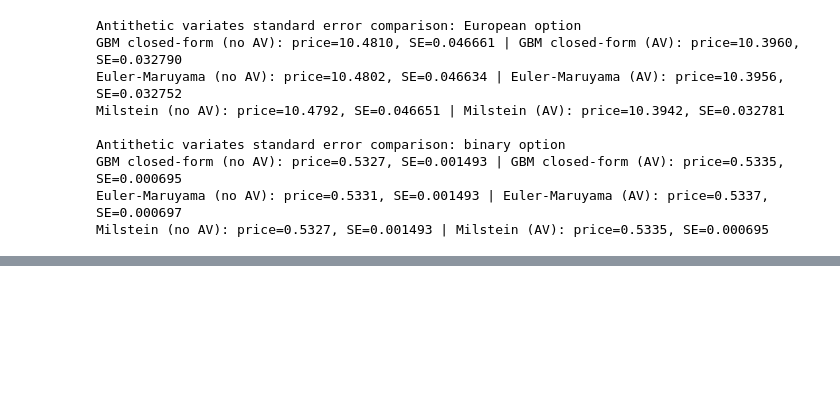
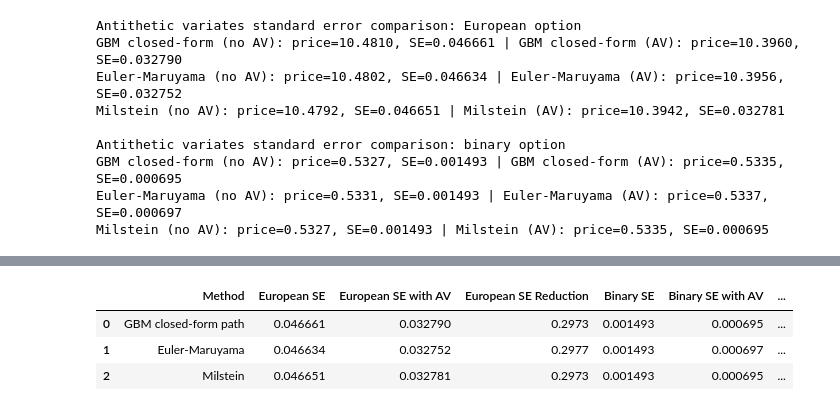
Before and after one commit to xption/CQFLearning, a Jupyter notebook: Exam2/Answer.ipynb, the cells around one changed output, grey strips where cells are left out. Saved outputs shown, nothing was run; the diff lists cells and outputs as text; code cells hidden in the pictures; blank space fills up the shorter version.

```diff
--- a/Exam2/Answer.ipynb
+++ b/Exam2/Answer.ipynb
@@ -971,0 +937,29 @@ Milstein (no AV): price=0.5327, SE=0.001493 | Milstein (AV): price=0.5335, SE=0.
+# %%
+av_se_reduction = []
+for method, av_method in [
+    ("GBM closed-form path", "GBM closed-form path+AV"),
+    ("Euler-Maruyama", "Euler-Maruyama+AV"),
+    ("Milstein", "Milstein+AV"),
+]:
+    base_row = av_result_table.loc[av_result_table["Method"] == method].iloc[0]
+    av_row = av_result_table.loc[av_result_table["Method"] == av_method].iloc[0]
+    av_se_reduction.append([
+        method,
+        base_row["European SE"],
+        av_row["European SE"],
+        1 - av_row["European SE"] / base_row["European SE"],
+        base_row["Binary SE"],
+        av_row["Binary SE"],
+        1 - av_row["Binary SE"] / base_row["Binary SE"],
+    ])
+
+av_se_reduction_table = pd.DataFrame(
+    av_se_reduction,
+    columns=["Method", "European SE", "European SE with AV", "European SE Reduction", "Binary SE", "Binary SE with AV", "Binary SE Reduction"],
+)
+display(av_se_reduction_table.round({"European SE": 6, "European SE with AV": 6, "European SE Reduction": 4, "Binary SE": 6, "Binary SE with AV": 6, "Binary SE Reduction": 4}))
+# %% [output]
+|  | Method | European SE | European SE with AV | European SE Reduction | Binary SE | Binary SE with AV | ... |
+| 0 | GBM closed-form path | 0.046661 | 0.032790 | 0.2973 | 0.001493 | 0.000695 | ... |
+| 1 | Euler-Maruyama | 0.046634 | 0.032752 | 0.2977 | 0.001493 | 0.000697 | ... |
+| 2 | Milstein | 0.046651 | 0.032781 | 0.2973 | 0.001493 | 0.000695 | ... |
```
Also changed, not shown: parts of 10 cells of this notebook.
